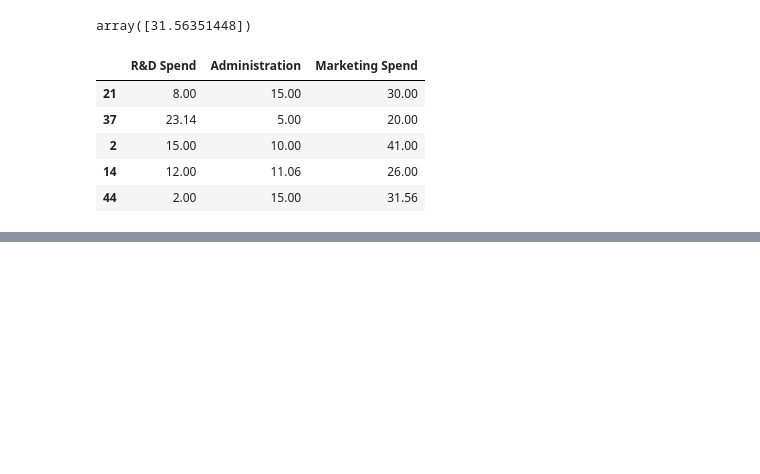
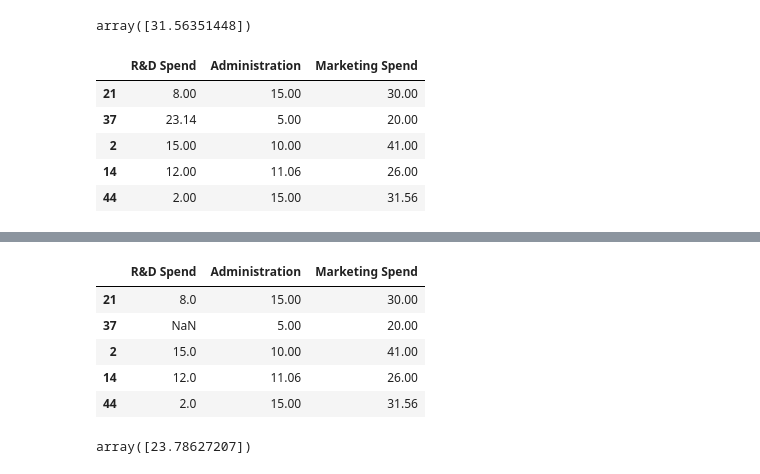
Before and after one commit to tmsachins/ML_data_imput_Mice, a Jupyter notebook: main_mice.ipynb, the cells around one changed output, grey strips where cells are left out. Drawn from its saved outputs; the diff is of its cells as text; code cells hidden in the pictures; blank space fills up the shorter version.

```diff
--- a/main_mice.ipynb
+++ b/main_mice.ipynb
@@ -220,0 +232,22 @@ df1
+# %%
+df2 = df1.copy()
+
+df2.iloc[1,0] = np.NaN
+
+df2
+# %% [output]
+|  | R&D Spend | Administration | Marketing Spend |
+| 21 | 8.0 | 15.00 | 30.00 |
+| 37 | NaN | 5.00 | 20.00 |
+| 2 | 15.0 | 10.00 | 41.00 |
+| 14 | 12.0 | 11.06 | 26.00 |
+| 44 | 2.0 | 15.00 | 31.56 |
+# %%
+X = df2.iloc[[0,2,3,4],1:3]
+y = df2.iloc[[0,2,3,4],0]
+
+lr = LinearRegression()
+lr.fit(X,y)
+lr.predict(df2.iloc[1,1:].values.reshape(1,2))
+# %% [output]
+array([23.78627207])
```
Also changed, not shown: parts of 1 cell of this notebook.
